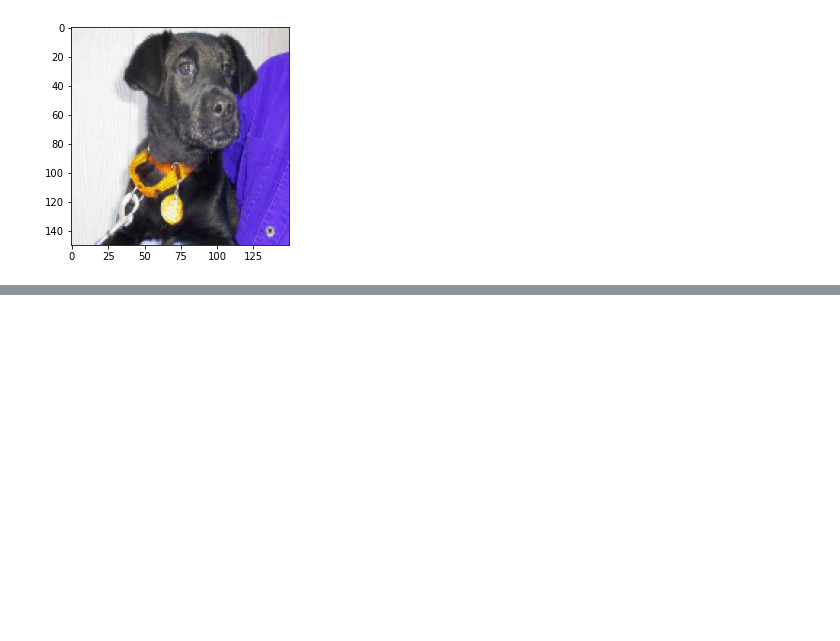
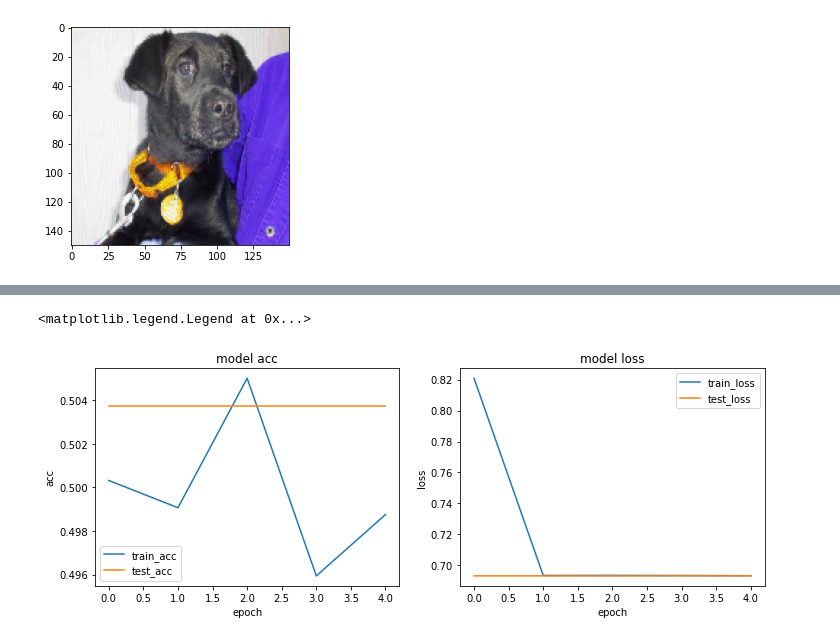
Before and after one commit to kwak-dong-su/data-crawling, a Jupyter notebook: DeepLearning/opencv_animal.ipynb, the cells around one changed output, grey strips where cells are left out. Saved outputs shown, nothing was run; the diff lists cells and outputs as text; code cells hidden in the pictures; blank space fills up the shorter version.

```diff
--- a/DeepLearning/opencv_animal.ipynb
+++ b/DeepLearning/opencv_animal.ipynb
@@ -153,0 +210,2 @@ plt.imshow(resize_list[3333])
+# %%
+labels, images=make_file(data_height, data_width, channel_n, 4000)
@@ -153,0 +430,5 @@ plt.imshow(resize_list[3333])
+# %%
+es2=EarlyStopping(patience=2, restore_best_weights=True)
+cp2=ModelCheckpoint('best_cnn2.h5')
+cnn_history3=model2.fit(X_train, y_train, batch_size=256, epochs=10, validation_data=(X_test, y_test),
+                      callbacks=[es2, cp2], verbose=2)
@@ -153,0 +446,20 @@ plt.imshow(resize_list[3333])
+# %%
+# cnn_history3
+plt.figure(figsize=(12, 4))
+plt.subplot(1, 2, 1) # 1행 2열의 도표, 1열
+plt.plot(cnn_history3.history['accuracy'])
+plt.plot(cnn_history3.history['val_accuracy'])
+plt.title('model acc')
+plt.xlabel('epoch')
+plt.ylabel('acc')
+plt.legend(['train_acc', 'test_acc'])
+plt.subplot(1, 2, 2) # 1행 2열의 도표, 2열
+plt.plot(cnn_history3.history['loss'])
+plt.plot(cnn_history3.history['val_loss'])
+plt.title('model loss')
+plt.xlabel('epoch')
+plt.ylabel('loss')
+plt.legend(['train_loss', 'test_loss'])
+# %% [output]
+<matplotlib.legend.Legend at 0x...>
+[figure, added]
```
Also changed, not shown: parts of 26 cells of this notebook, 3 other files.
